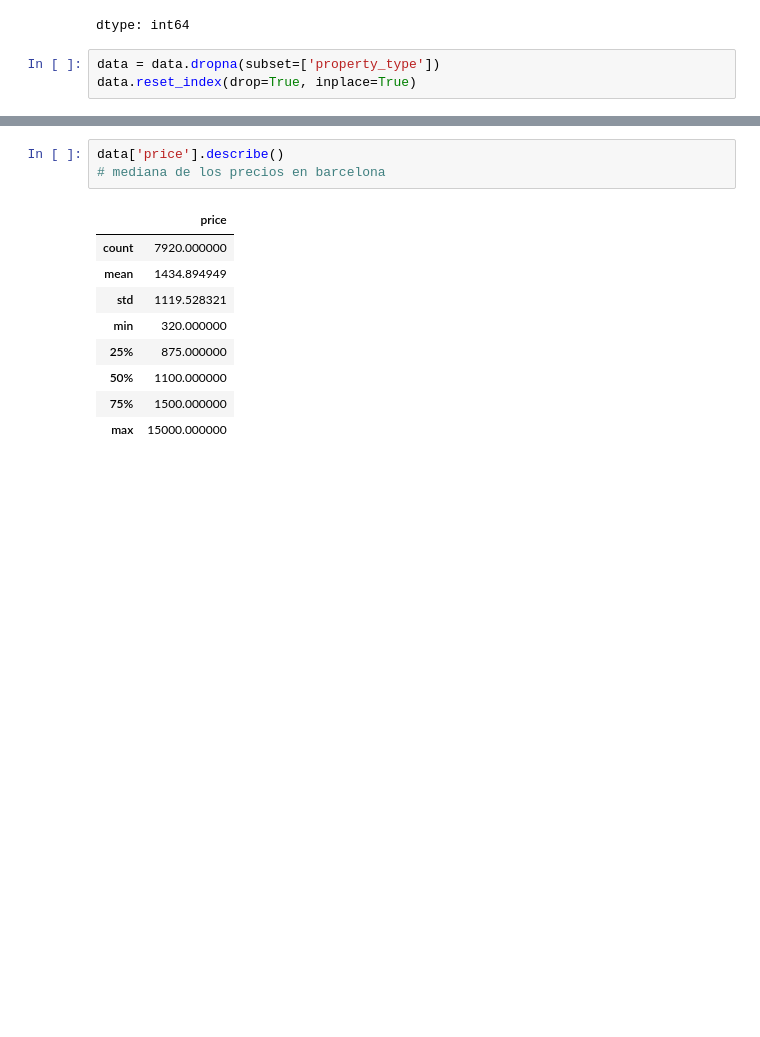
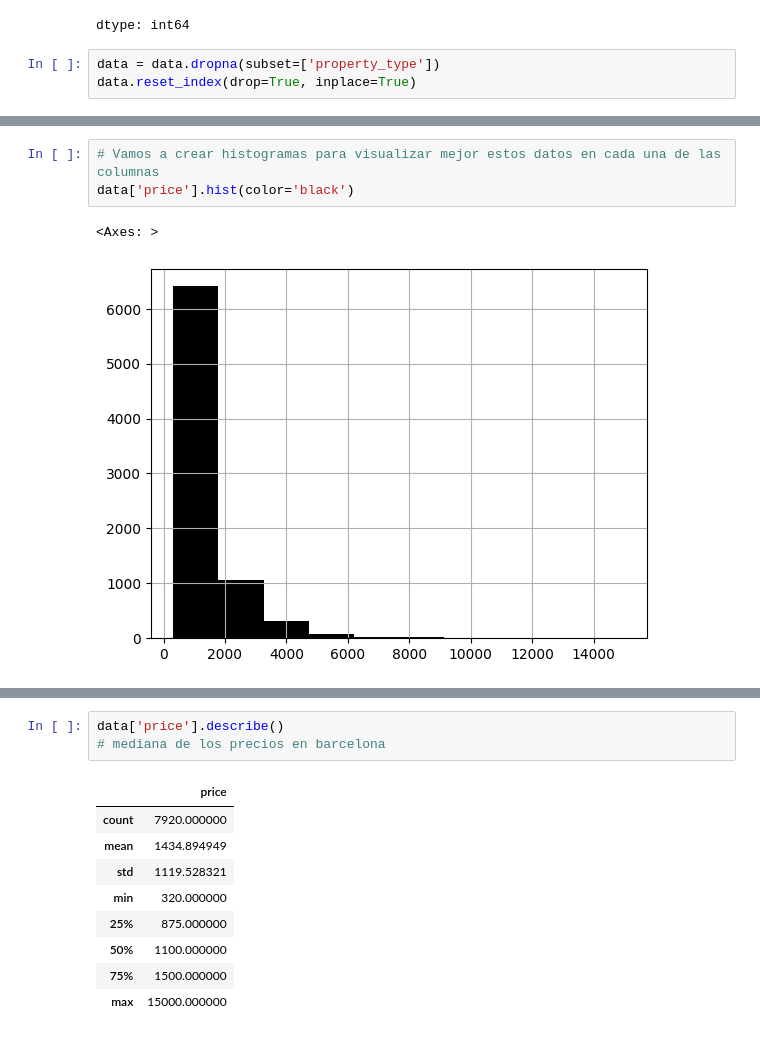
Before and after one commit to arantafall/housing_BCN, a Jupyter notebook: analisis_data.ipynb, the cells around one changed output, grey strips where cells are left out. Drawn from its saved outputs; the diff is of its cells as text; blank space fills up the shorter version.

Commit message:
fusion con los datos del archivo donde el roc ha hecho el analisis

```diff
--- a/analisis_data.ipynb
+++ b/analisis_data.ipynb
@@ -137,0 +153,6 @@ data.reset_index(drop=True, inplace=True)
+# %%
+# Vamos a crear histogramas para visualizar mejor estos datos en cada una de las columnas
+data['price'].hist(color='black')
+# %% [output]
+<Axes: >
+[figure, added]
```
Also changed, not shown: parts of 36 cells of this notebook.
